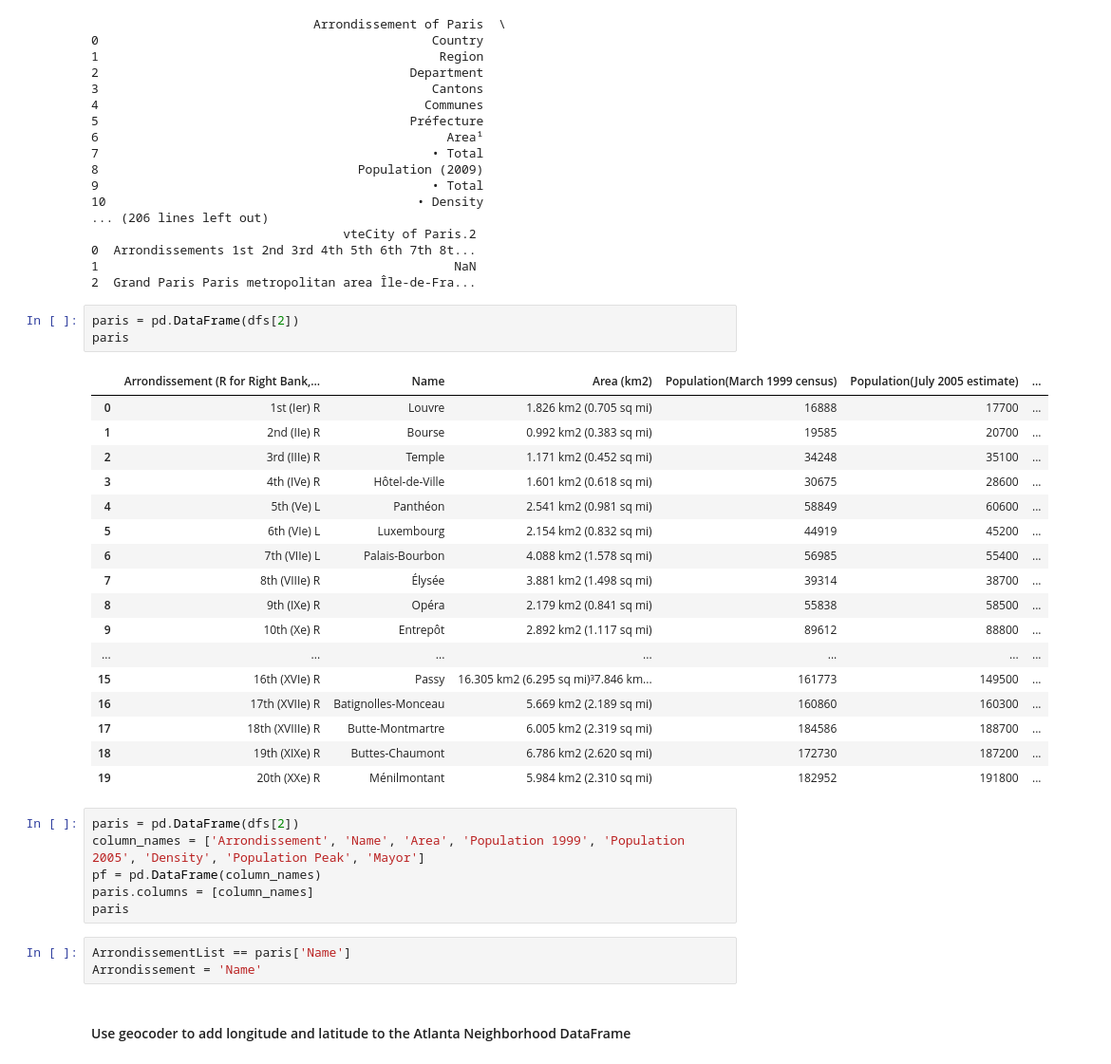
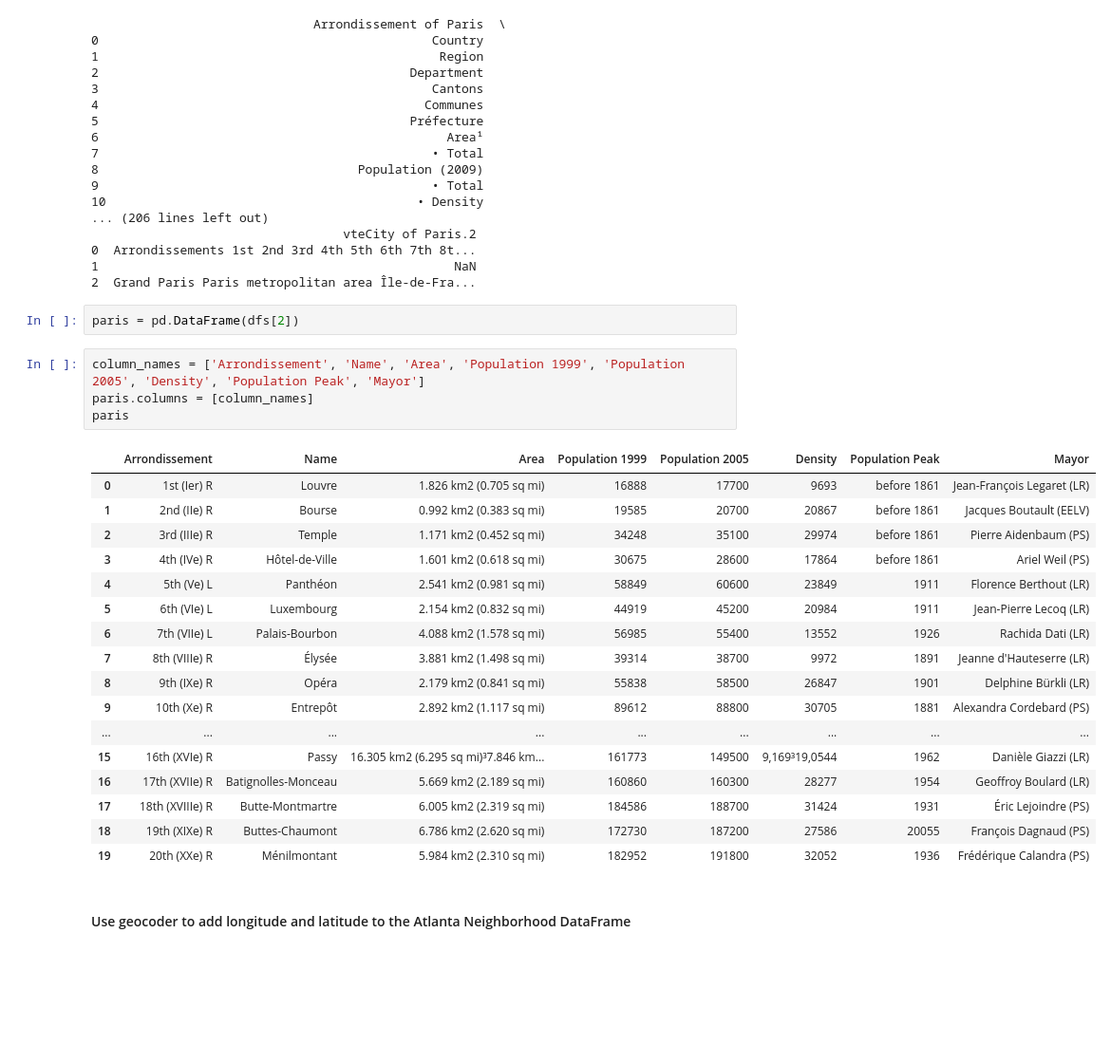
Before and after one commit to jmichaelh/Coursera_IBM_Capstone, a Jupyter notebook: paris.ipynb, the cells around one changed output. Shown at 95% size. Drawn from its saved outputs; the diff is of its cells as text; blank space fills up the shorter version.

```diff
--- a/paris.ipynb
+++ b/paris.ipynb
@@ -79,34 +111,28 @@ for df in dfs:
 2  Grand Paris Paris metropolitan area Île-de-Fra...
 # %%
 paris = pd.DataFrame(dfs[2])
-paris
-# %% [output]
-|  | Arrondissement (R for Right Bank,... | Name | Area (km2) | Population(March 1999 census) | Population(July 2005 estimate) | ... |
-| 0 | 1st (Ier) R | Louvre | 1.826 km2 (0.705 sq mi) | 16888 | 17700 | ... |
-| 1 | 2nd (IIe) R | Bourse | 0.992 km2 (0.383 sq mi) | 19585 | 20700 | ... |
-| 2 | 3rd (IIIe) R | Temple | 1.171 km2 (0.452 sq mi) | 34248 | 35100 | ... |
-| 3 | 4th (IVe) R | Hôtel-de-Ville | 1.601 km2 (0.618 sq mi) | 30675 | 28600 | ... |
-| 4 | 5th (Ve) L | Panthéon | 2.541 km2 (0.981 sq mi) | 58849 | 60600 | ... |
-| 5 | 6th (VIe) L | Luxembourg | 2.154 km2 (0.832 sq mi) | 44919 | 45200 | ... |
-| 6 | 7th (VIIe) L | Palais-Bourbon | 4.088 km2 (1.578 sq mi) | 56985 | 55400 | ... |
-| 7 | 8th (VIIIe) R | Élysée | 3.881 km2 (1.498 sq mi) | 39314 | 38700 | ... |
-| 8 | 9th (IXe) R | Opéra | 2.179 km2 (0.841 sq mi) | 55838 | 58500 | ... |
-| 9 | 10th (Xe) R | Entrepôt | 2.892 km2 (1.117 sq mi) | 89612 | 88800 | ... |
-| ... | ... | ... | ... | ... | ... | ... |
-| 15 | 16th (XVIe) R | Passy | 16.305 km2 (6.295 sq mi)³7.846 km... | 161773 | 149500 | ... |
-| 16 | 17th (XVIIe) R | Batignolles-Monceau | 5.669 km2 (2.189 sq mi) | 160860 | 160300 | ... |
-| 17 | 18th (XVIIIe) R | Butte-Montmartre | 6.005 km2 (2.319 sq mi) | 184586 | 188700 | ... |
-| 18 | 19th (XIXe) R | Buttes-Chaumont | 6.786 km2 (2.620 sq mi) | 172730 | 187200 | ... |
-| 19 | 20th (XXe) R | Ménilmontant | 5.984 km2 (2.310 sq mi) | 182952 | 191800 | ... |
 # %%
-paris = pd.DataFrame(dfs[2])
 column_names = ['Arrondissement', 'Name', 'Area', 'Population 1999', 'Population 2005', 'Density', 'Population Peak', 'Mayor']
-pf = pd.DataFrame(column_names)
 paris.columns = [column_names]
 paris
+# %% [output]
+|  | Arrondissement | Name | Area | Population 1999 | Population 2005 | Density | Population Peak | Mayor |
+| 0 | 1st (Ier) R | Louvre | 1.826 km2 (0.705 sq mi) | 16888 | 17700 | 9693 | before 1861 | Jean-François Legaret (LR) |
+| 1 | 2nd (IIe) R | Bourse | 0.992 km2 (0.383 sq mi) | 19585 | 20700 | 20867 | before 1861 | Jacques Boutault (EELV) |
+| 2 | 3rd (IIIe) R | Temple | 1.171 km2 (0.452 sq mi) | 34248 | 35100 | 29974 | before 1861 | Pierre Aidenbaum (PS) |
+| 3 | 4th (IVe) R | Hôtel-de-Ville | 1.601 km2 (0.618 sq mi) | 30675 | 28600 | 17864 | before 1861 | Ariel Weil (PS) |
+| 4 | 5th (Ve) L | Panthéon | 2.541 km2 (0.981 sq mi) | 58849 | 60600 | 23849 | 1911 | Florence Berthout (LR) |
+| 5 | 6th (VIe) L | Luxembourg | 2.154 km2 (0.832 sq mi) | 44919 | 45200 | 20984 | 1911 | Jean-Pierre Lecoq (LR) |
+| 6 | 7th (VIIe) L | Palais-Bourbon | 4.088 km2 (1.578 sq mi) | 56985 | 55400 | 13552 | 1926 | Rachida Dati (LR) |
+| 7 | 8th (VIIIe) R | Élysée | 3.881 km2 (1.498 sq mi) | 39314 | 38700 | 9972 | 1891 | Jeanne d'Hauteserre (LR) |
+| 8 | 9th (IXe) R | Opéra | 2.179 km2 (0.841 sq mi) | 55838 | 58500 | 26847 | 1901 | Delphine Bürkli (LR) |
+| 9 | 10th (Xe) R | Entrepôt | 2.892 km2 (1.117 sq mi) | 89612 | 88800 | 30705 | 1881 | Alexandra Cordebard (PS) |
+| ... | ... | ... | ... | ... | ... | ... | ... | ... |
+| 15 | 16th (XVIe) R | Passy | 16.305 km2 (6.295 sq mi)³7.846 km... | 161773 | 149500 | 9,169³19,0544 | 1962 | Danièle Giazzi (LR) |
+| 16 | 17th (XVIIe) R | Batignolles-Monceau | 5.669 km2 (2.189 sq mi) | 160860 | 160300 | 28277 | 1954 | Geoffroy Boulard (LR) |
+| 17 | 18th (XVIIIe) R | Butte-Montmartre | 6.005 km2 (2.319 sq mi) | 184586 | 188700 | 31424 | 1931 | Éric Lejoindre (PS) |
+| 18 | 19th (XIXe) R | Buttes-Chaumont | 6.786 km2 (2.620 sq mi) | 172730 | 187200 | 27586 | 20055 | François Dagnaud (PS) |
+| 19 | 20th (XXe) R | Ménilmontant | 5.984 km2 (2.310 sq mi) | 182952 | 191800 | 32052 | 1936 | Frédérique Calandra (PS) |
-# %%
-ArrondissementList == paris['Name']
-Arrondissement = 'Name'
 # %% [markdown]
 #### Use geocoder to add longitude and latitude to the Atlanta Neighborhood DataFrame
 # %%
```
Also changed, not shown: parts of 23 cells of this notebook.
